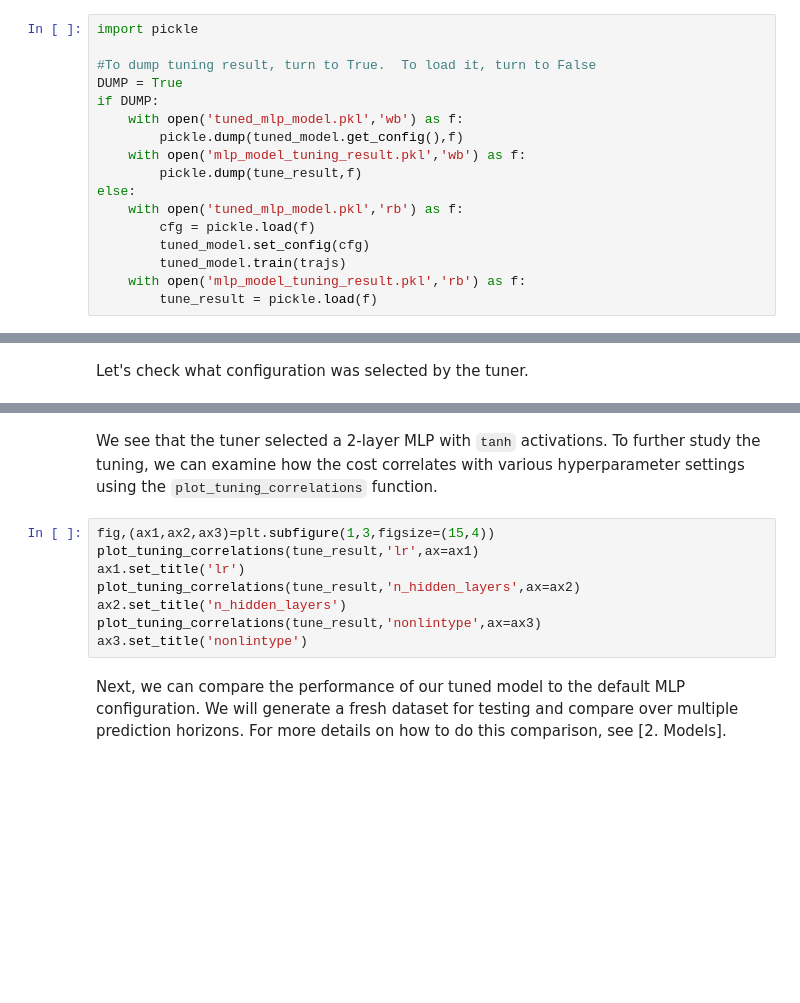
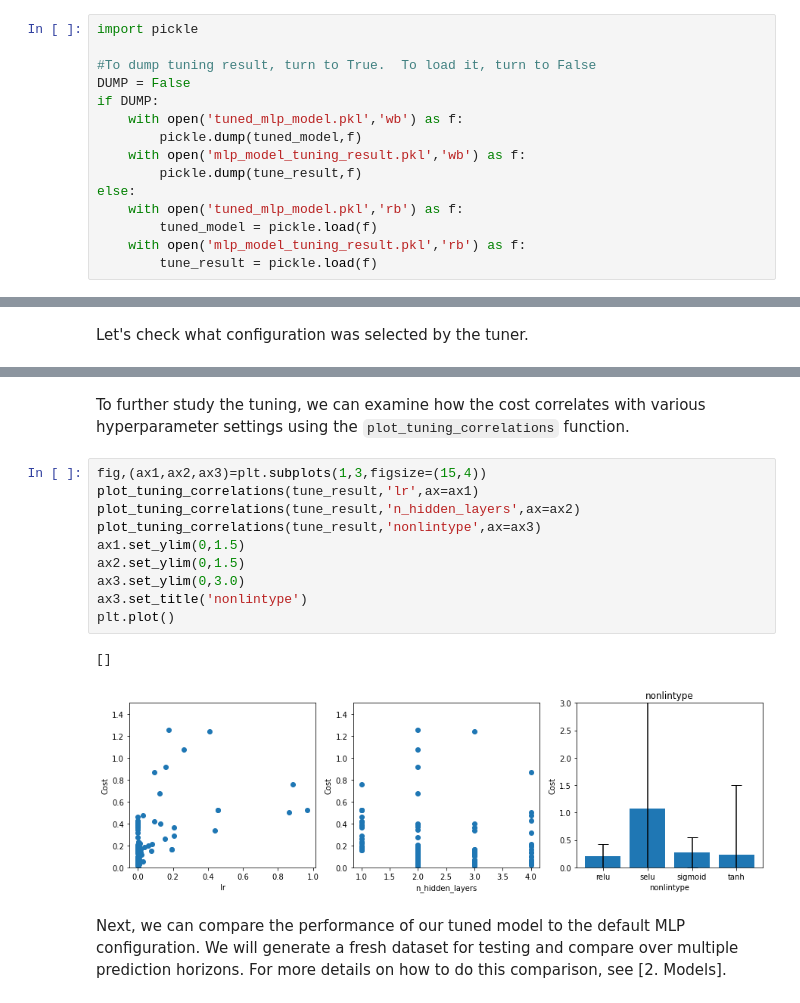
Before and after one commit to williamedwards/autompc, a Jupyter notebook: examples/5_Model_Tuning.ipynb, the cells around one changed output, grey strips where cells are left out. Cells and saved outputs as stored; diff of their text form; blank space fills up the shorter version.

```diff
--- a/examples/5_Model_Tuning.ipynb
+++ b/examples/5_Model_Tuning.ipynb
@@ -190,16 +190,14 @@ Seed 0 budget 240.0
 import pickle
 
 #To dump tuning result, turn to True.  To load it, turn to False
-DUMP = True
+DUMP = False
 if DUMP:
     with open('tuned_mlp_model.pkl','wb') as f:
-        pickle.dump(tuned_model.get_config(),f)
+        pickle.dump(tuned_model,f)
     with open('mlp_model_tuning_result.pkl','wb') as f:
         pickle.dump(tune_result,f)
 else:
     with open('tuned_mlp_model.pkl','rb') as f:
-        cfg = pickle.load(f)
-        tuned_model.set_config(cfg)
-        tuned_model.train(trajs)
+        tuned_model = pickle.load(f)
     with open('mlp_model_tuning_result.pkl','rb') as f:
         tune_result = pickle.load(f)
@@ -230,13 +242,18 @@ tune_result.inc_cfg
 # %% [markdown]
-We see that the tuner selected a 2-layer MLP with `tanh` activations.  To further study the tuning, we can examine how the cost correlates with various hyperparameter settings using the `plot_tuning_correlations` function.
+To further study the tuning, we can examine how the cost correlates with various hyperparameter settings using the `plot_tuning_correlations` function.
 # %%
-fig,(ax1,ax2,ax3)=plt.subfigure(1,3,figsize=(15,4))
+fig,(ax1,ax2,ax3)=plt.subplots(1,3,figsize=(15,4))
 plot_tuning_correlations(tune_result,'lr',ax=ax1)
-ax1.set_title('lr')
 plot_tuning_correlations(tune_result,'n_hidden_layers',ax=ax2)
-ax2.set_title('n_hidden_layers')
 plot_tuning_correlations(tune_result,'nonlintype',ax=ax3)
+ax1.set_ylim(0,1.5)
+ax2.set_ylim(0,1.5)
+ax3.set_ylim(0,3.0)
 ax3.set_title('nonlintype')
+plt.plot()
+# %% [output]
+[]
+[figure, added]
 # %% [markdown]
 Next, we can compare the performance of our tuned model to the default MLP configuration.  We will generate a fresh dataset for testing and compare over multiple prediction horizons.  For more details on how to do this comparison, see [2. Models].
 # %%
```
Also changed, not shown: parts of 14 cells of this notebook, 2 other files.
